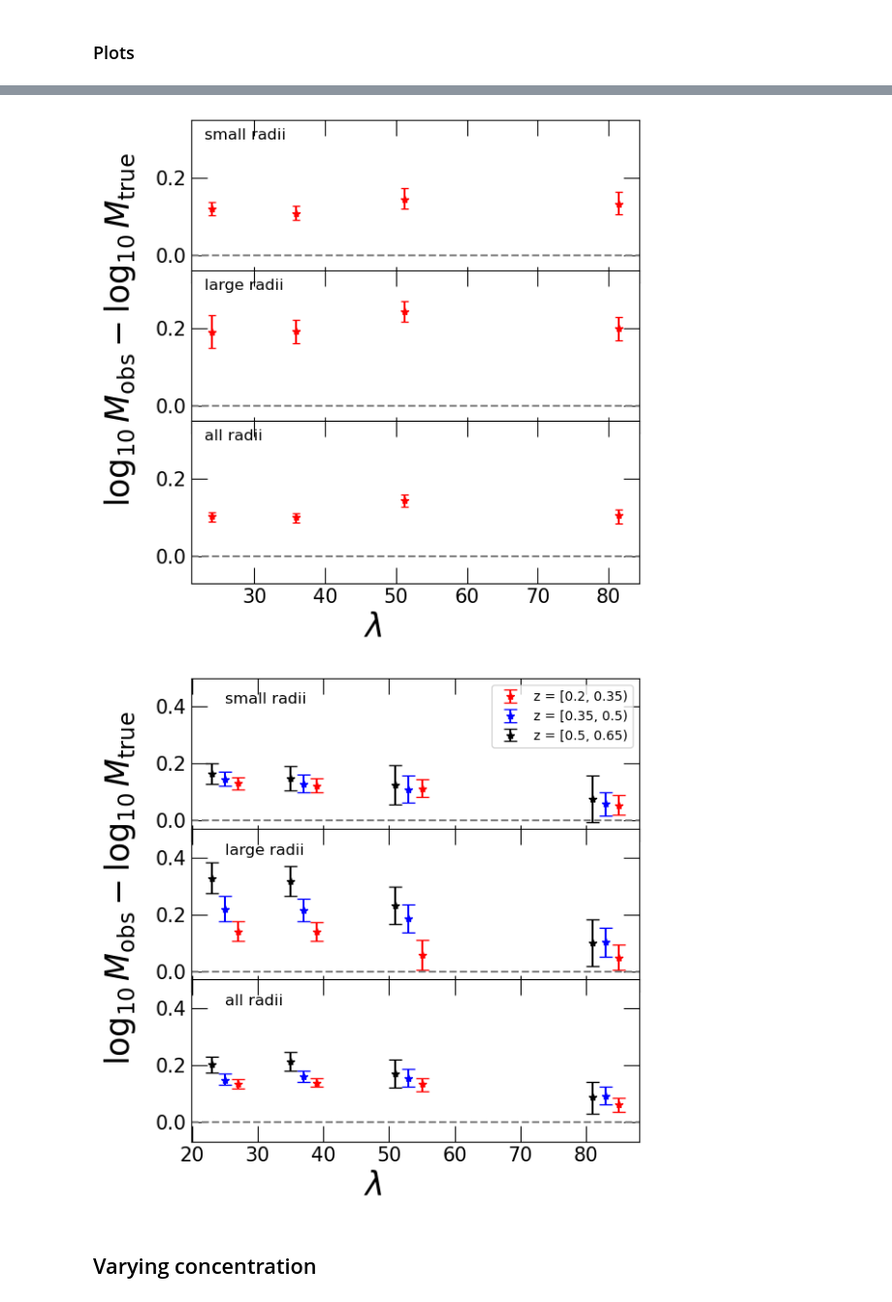
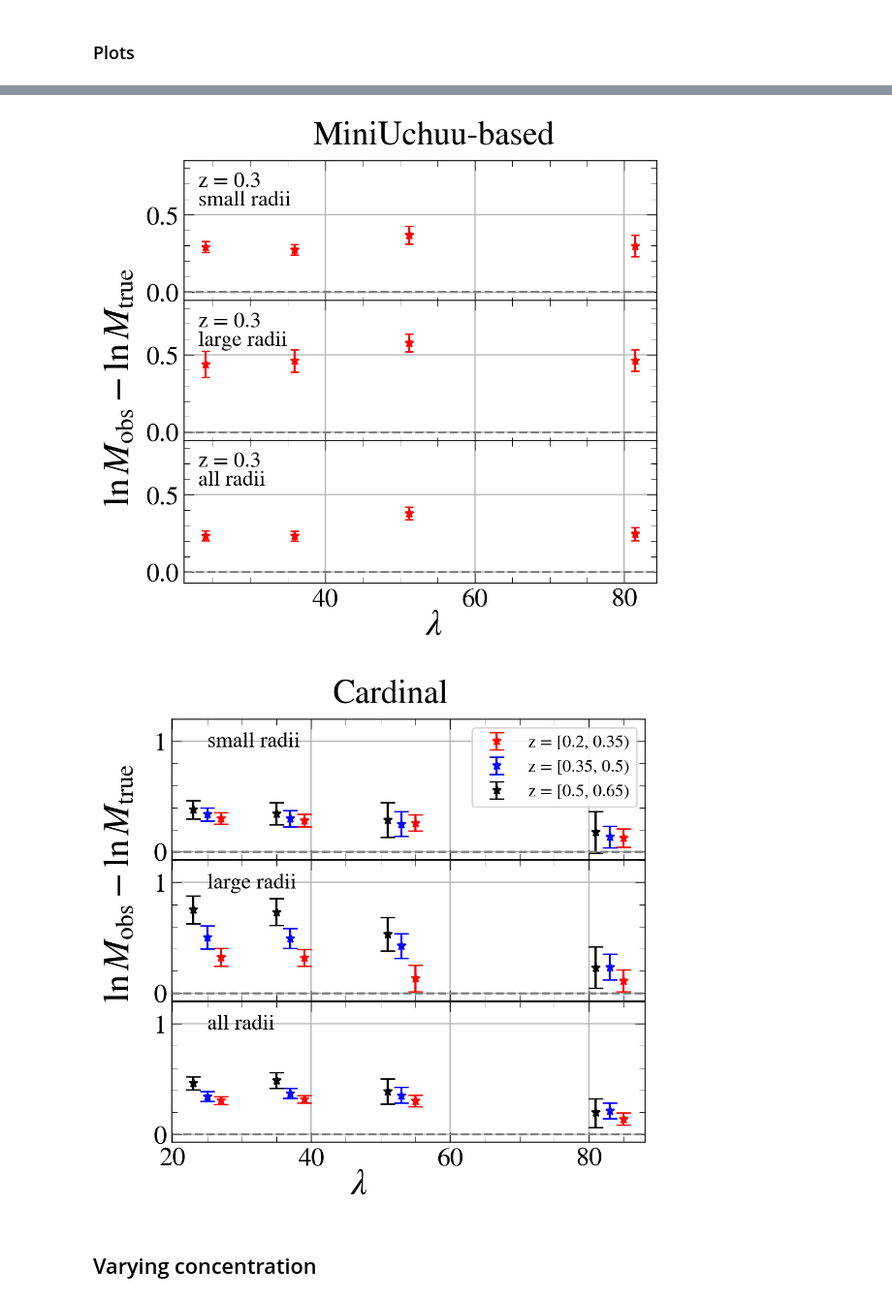
Before and after one commit to Dr-Titus100/mass_calibration_of_DM_halos, a Jupyter notebook: no_projection/mini_uchuu/scaling_relation/notebooks/bias_plots.ipynb, the cells around one changed output, grey strips where cells are left out. Shown at 97% size. Saved outputs shown, nothing was run; the diff lists cells and outputs as text; code cells hidden in the pictures.

```diff
--- a/no_projection/mini_uchuu/scaling_relation/notebooks/bias_plots.ipynb
+++ b/no_projection/mini_uchuu/scaling_relation/notebooks/bias_plots.ipynb
@@ -11,7 +11,7 @@ import cluster_toolkit as ctk
 import matplotlib.pyplot as plt
 from colossus.cosmology import cosmology
 from colossus.halo import concentration, profile_nfw, profile_composite
-plt.style.use("~/Titus/Lensing/mass_calibration_of_DM_halos/CustomizingPlots")
+plt.style.use("/global/homes/t/titus/Titus/Lensing/GitHub/mass_calibration_of_DM_halos/MNRAS.mplstyle")
 %matplotlib inline
 
 burnin = 1000
@@ -117,67 +126,84 @@ ci_68_upper_arrays = [np.load(filepath + "mini_uchuu_cyl_richness_small_scale_ci
 
 radii_scale = ['small radii', 'large radii', 'all radii']
 
+LN10 = np.log(10.0)
+bias_arrays = [np.asarray(a, dtype=np.float64) * LN10 for a in bias_arrays]
+ci_68_lower_arrays = [np.asarray(a, dtype=np.float64) * LN10 for a in ci_68_lower_arrays]
+ci_68_upper_arrays = [np.asarray(a, dtype=np.float64) * LN10 for a in ci_68_upper_arrays]
+
 # Create a figure and four subplots (2 rows, 2 columns)
 drop = 1
 fig, axes = plt.subplots(3, 1, figsize=(6, 6), sharey=True, sharex = True)
+# plt.rcParams['font.family'] = 'DeJavu Serif'
+# plt.rcParams['font.serif'] = ['Times New Roman']
 
 for i in range(3):
     label = "data"
 
     ########################
-    axes[i].set_ylim(-0.07, 0.35)
+    axes[i].set_ylim(-0.07, 0.85)
     axes[i].errorbar(B1, bias_arrays[i], yerr=[ci_68_lower_arrays[i], ci_68_upper_arrays[i]], fmt='*r', capsize=3)
-    axes[i].text(23.0, 0.30, f"{radii_scale[i]}", fontsize = 12)
+    axes[i].text(23.0, 0.68, f"z = 0.3", fontsize = 15)
+    axes[i].text(23.0, 0.56, f"{radii_scale[i]}", fontsize = 15)
     axes[i].axhline(y=0, color='grey', linestyle='--')
 
 # Add a super title, super x label, and super y label
-fig.supxlabel(r'$\rm \mathit{\lambda}$', x = 0.5, y = 0.07, va='center', ha='center', fontsize=25)
-fig.supylabel(r'$\rm \log_{10}\mathit{M}_{obs}-\log_{10}\mathit{M}_{true}$', x = 0.05, y = 0.6, va='center', ha='center', fontsize=25)
+fig.suptitle(r'MiniUchuu-based', x = 0.6, y = 0.90, va='center', ha='center', fontsize=23)
+fig.supxlabel(r'$\rm \mathit{\lambda}$', x = 0.6, y = 0.12, va='center', ha='center', fontsize=25)
+fig.supylabel(r'$\rm \ln\mathit{M}_{obs}-\ln\mathit{M}_{true}$', x = 0.1, y = 0.5, va='center', ha='center', fontsize=25)
 
 # Adjust spacing between subplots
-plt.tight_layout(h_pad = -0.90, w_pad = -1.0)
+plt.tight_layout(h_pad = -0.20, w_pad = 0.0)
 plt.show()
 # %% [output]
-[figure, old version]
+[figure, new version]
 # %%
 ###############################
 #################################
 B1 = [27, 39, 55, 85]
 B2 = [25, 37, 53, 83]
 B3 = [23, 35, 51, 81]
 
 cardinal_path = "/global/u2/t/titus/Titus/Lensing/codes/notebooks/cardinal/"
 bias_arrays1 = [np.load(cardinal_path+"small_scale_bias_arr.npy"), np.load(cardinal_path+"large_scale_bias_arr.npy"), np.load(cardinal_path+"all_scale_bias_arr.npy")]
 ci_68_lower_arrays = [np.load(cardinal_path+"small_scale_ci_68_lower_ls.npy"), np.load(cardinal_path+"large_scale_ci_68_lower_ls.npy"), np.load(cardinal_path+"all_scale_ci_68_lower_ls.npy")]
 ci_68_upper_arrays = [np.load(cardinal_path+"small_scale_ci_68_upper.npy"), np.load(cardinal_path+"large_scale_ci_68_upper.npy"), np.load(cardinal_path+"all_scale_ci_68_upper.npy")]
 radii_scale = ['small radii', 'large radii', 'all radii']
 
+LN10 = np.log(10.0)
+bias_arrays1 = [np.asarray(a, dtype=np.float64) * LN10 for a in bias_arrays1]
+ci_68_lower_arrays = [np.asarray(a, dtype=np.float64) * LN10 for a in ci_68_lower_arrays]
+ci_68_upper_arrays = [np.asarray(a, dtype=np.float64) * LN10 for a in ci_68_upper_arrays]
+
 # Create a figure and four subplots (2 rows, 2 columns)
 drop = 1
 fig, axes = plt.subplots(3, 1, figsize=(6, 6), sharey=True, sharex = True)
+# plt.rcParams['font.family'] = 'DeJavu Serif'
+# plt.rcParams['font.serif'] = ['Times New Roman']
 
 for i in range(3):
     label = "data"
 
     ########################
-    axes[i].set_ylim(-0.07, 0.5)
+    axes[i].set_ylim(-0.07, 1.20)
     axes[i].errorbar(B1, bias_arrays1[i][0:4], yerr=[ci_68_lower_arrays[i][0:4], ci_68_upper_arrays[i][0:4]], fmt='*r', label="z = [0.2, 0.35)", capsize=5)
     axes[i].errorbar(B2, bias_arrays1[i][4:8], yerr=[ci_68_lower_arrays[i][4:8], ci_68_upper_arrays[i][4:8]], fmt='*b', label="z = [0.35, 0.5)", capsize=5)
     axes[i].errorbar(B3, bias_arrays1[i][8:], yerr=[ci_68_lower_arrays[i][8:], ci_68_upper_arrays[i][8:]], fmt='*k', label="z = [0.5, 0.65)", capsize=5)
-    axes[i].text(25.0, 0.410, f"{radii_scale[i]}", fontsize = 12)
+    axes[i].text(25.0, 0.95, f"{radii_scale[i]}", fontsize = 15)
     axes[i].axhline(y=0, color='grey', linestyle='--')
     if i == 0:
-        axes[i].legend(fontsize=10)
+        axes[i].legend(fontsize=12)
 
 # Add a super title, super x label, and super y label
-fig.supxlabel(r'$\rm \mathit{\lambda}$', x = 0.5, y = 0.07, va='center', ha='center', fontsize=25)
-fig.supylabel(r'$\rm \log_{10}\mathit{M}_{obs}-\log_{10}\mathit{M}_{true}$', x = 0.05, y = 0.6, va='center', ha='center', fontsize=25)
+fig.suptitle(r'Cardinal', x = 0.55, y = 0.90, va='center', ha='center', fontsize=23)
+fig.supxlabel(r'$\rm \mathit{\lambda}$', x = 0.50, y = 0.12, va='center', ha='center', fontsize=25)
+fig.supylabel(r'$\rm \ln\mathit{M}_{obs}-\ln\mathit{M}_{true}$', x = 0.12, y = 0.6, va='center', ha='center', fontsize=25)
 
 # Adjust spacing between subplots
-plt.tight_layout(h_pad = -0.90, w_pad = -1.0)
+plt.tight_layout(h_pad = -0.20, w_pad = 0.0)
 plt.show()
 # %% [output]
-[figure, old version]
+[figure, new version]
 # %% [markdown]
 ## Varying concentration
 # %%
```
Also changed, not shown: parts of 3 cells of this notebook, 27 other files.
